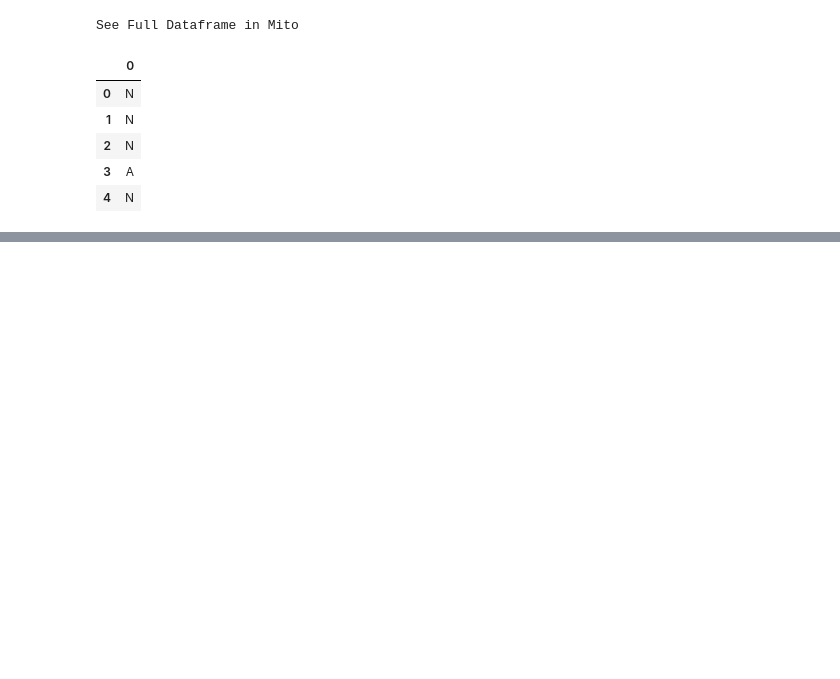
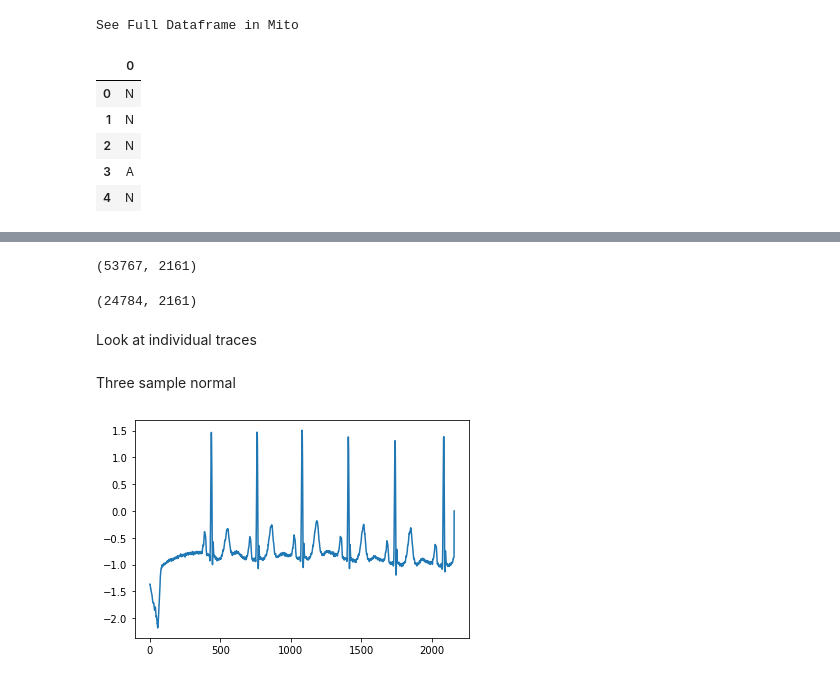
Before and after one commit to Jared-Godar/ecg_anomaly_detection, a Jupyter notebook: explore.ipynb, the cells around one changed output, grey strips where cells are left out. Saved outputs shown, nothing was run; the diff lists cells and outputs as text; code cells hidden in the pictures; blank space fills up the shorter version.

```diff
--- a/explore.ipynb
+++ b/explore.ipynb
@@ -351,7 +351,7 @@ See Full Dataframe in Mito
 | 3 | -0.405 | -0.410 | -0.405 | -0.40 | -0.390 | -0.395 | -0.410 | -0.415 | -0.410 | -0.395 | ... | ... |
 | 4 | -0.470 | -0.455 | -0.460 | -0.44 | -0.435 | -0.425 | -0.430 | -0.445 | -0.450 | -0.445 | ... | ... |
 # %%
-X_train, X_validate, X_test = split_my_data(X_all)
+X_train, X_validate, X_test, Y_train, Y_validate, Y_test, sym_train, sym_validate, sym_test = split_my_data(X_all, Y_all, sym_all)
 # %%
 print(X_train.shape)
 print(X_validate.shape)
@@ -360,8 +360,6 @@ print(X_test.shape)
 (78551, 2160)
 (19638, 2160)
 (10910, 2160)
-# %%
-Y_train, Y_validate, Y_test = split_my_data(Y_all)
 # %%
 print(Y_train.shape)
 print(Y_validate.shape)
@@ -414,0 +417,3 @@ See Full Dataframe in Mito
+# %%
+X_explore = X_train
+X_explore['abnormal']=Y_train
@@ -414,0 +438,6 @@ See Full Dataframe in Mito
+# %%
+X_explore_normal = X_explore[X_explore.abnormal==0]
+# %%
+X_explore_normal.shape
+# %% [output]
+(53767, 2161)
@@ -414,0 +446,12 @@ See Full Dataframe in Mito
+# %%
+X_explore_abnormal.shape
+# %% [output]
+(24784, 2161)
+# %% [markdown]
+Look at individual traces
+# %% [markdown]
+Three sample normal
+# %%
+plt.plot(np.arange(2161), X_explore_normal.iloc[0]);
+# %% [output]
+[figure, added]
```
Also changed, not shown: parts of 23 cells of this notebook, 8 other files.
